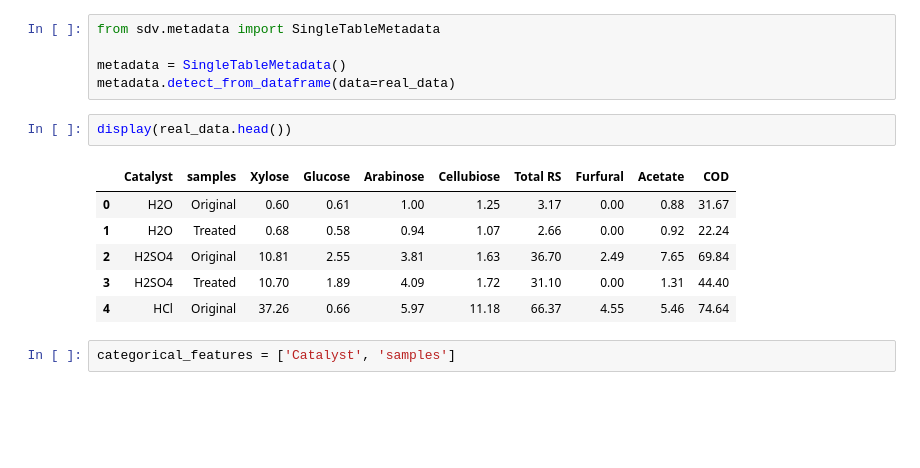
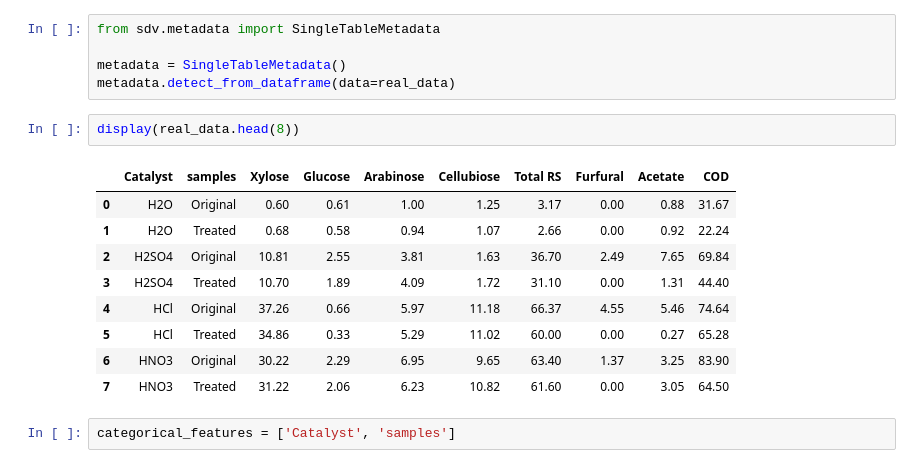
Before and after one commit to umraodeepika7-dotcom/ctgan, a Jupyter notebook: SDV_Synthesize_a_table_(CTGAN).ipynb, the cells around one changed output. Saved outputs shown, nothing was run; the diff lists cells and outputs as text; blank space fills up the shorter version.

```diff
--- a/SDV_Synthesize_a_table_(CTGAN).ipynb
+++ b/SDV_Synthesize_a_table_(CTGAN).ipynb
@@ -96,14 +96,17 @@ from sdv.metadata import SingleTableMetadata
 metadata = SingleTableMetadata()
 metadata.detect_from_dataframe(data=real_data)
 # %%
-display(real_data.head())
+display(real_data.head(8))
 # %% [output]
 |  | Catalyst | samples | Xylose | Glucose | Arabinose | Cellubiose | Total RS | Furfural | Acetate | COD |
 | 0 | H2O | Original | 0.60 | 0.61 | 1.00 | 1.25 | 3.17 | 0.00 | 0.88 | 31.67 |
 | 1 | H2O | Treated | 0.68 | 0.58 | 0.94 | 1.07 | 2.66 | 0.00 | 0.92 | 22.24 |
 | 2 | H2SO4 | Original | 10.81 | 2.55 | 3.81 | 1.63 | 36.70 | 2.49 | 7.65 | 69.84 |
 | 3 | H2SO4 | Treated | 10.70 | 1.89 | 4.09 | 1.72 | 31.10 | 0.00 | 1.31 | 44.40 |
 | 4 | HCl | Original | 37.26 | 0.66 | 5.97 | 11.18 | 66.37 | 4.55 | 5.46 | 74.64 |
+| 5 | HCl | Treated | 34.86 | 0.33 | 5.29 | 11.02 | 60.00 | 0.00 | 0.27 | 65.28 |
+| 6 | HNO3 | Original | 30.22 | 2.29 | 6.95 | 9.65 | 63.40 | 1.37 | 3.25 | 83.90 |
+| 7 | HNO3 | Treated | 31.22 | 2.06 | 6.23 | 10.82 | 61.60 | 0.00 | 3.05 | 64.50 |
 # %%
 categorical_features = ['Catalyst', 'samples']
 # %%
```
Also changed, not shown: parts of 3 cells of this notebook.
